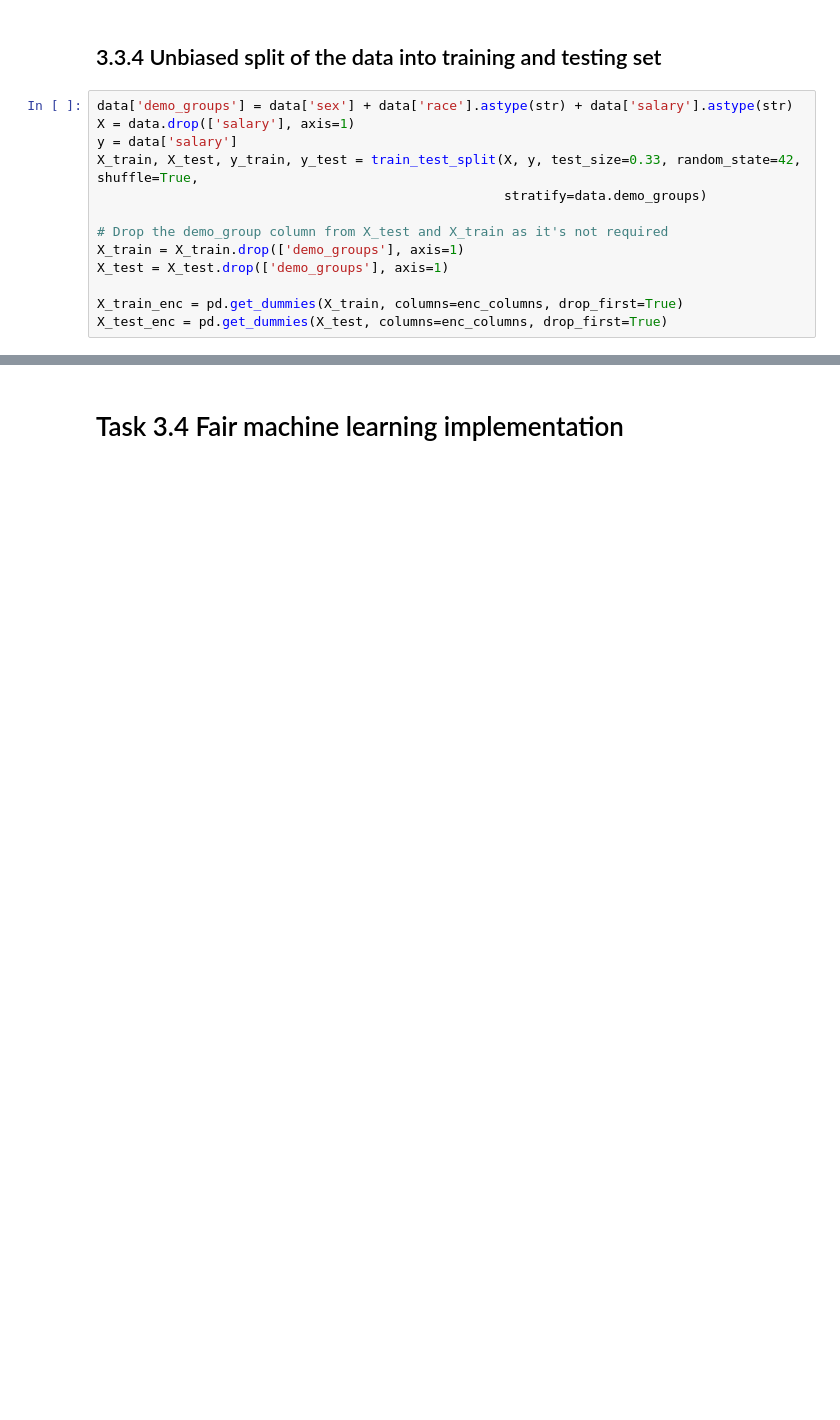
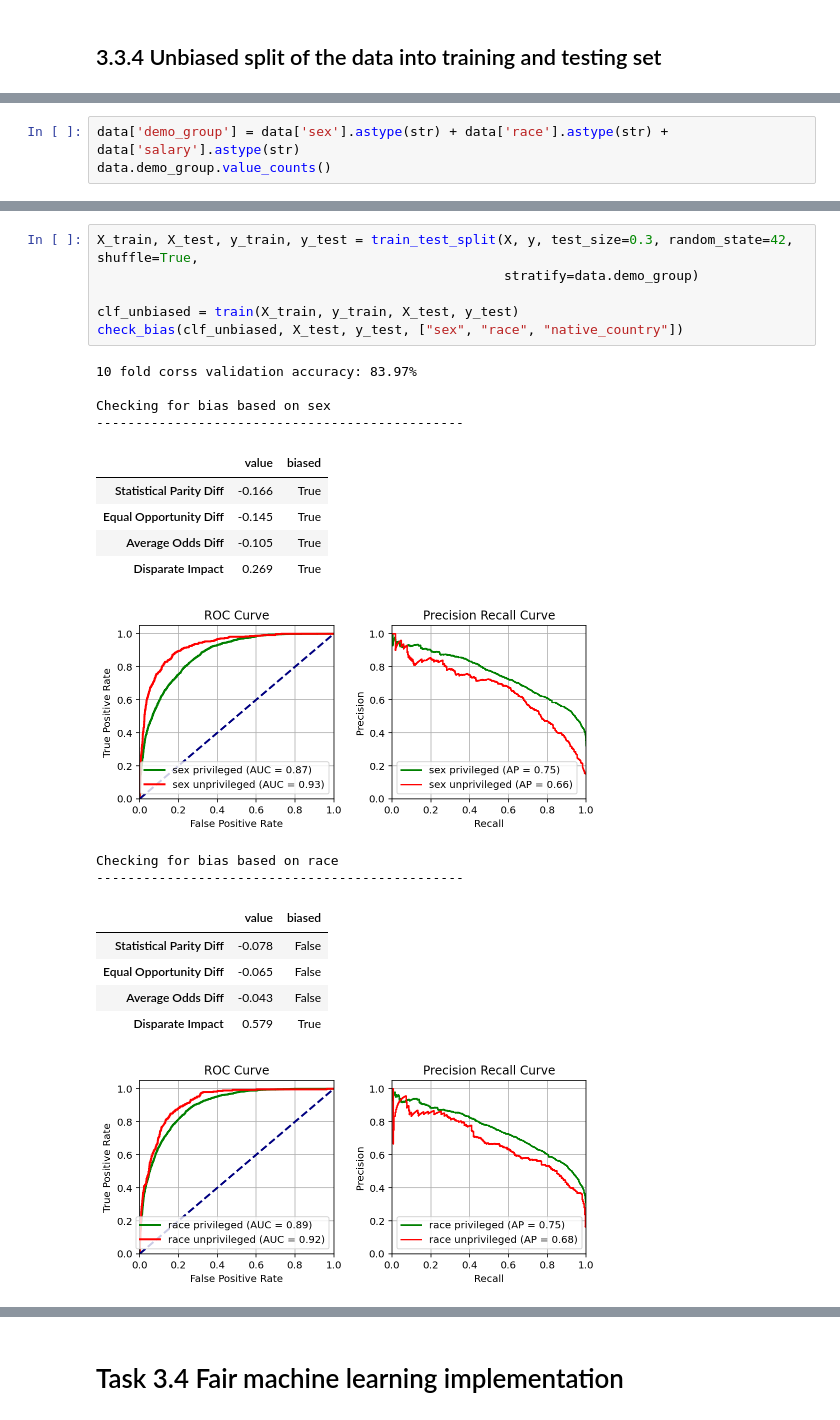
Before and after one commit to atharvat80/Bias-in-AI-CW-2020-21, a Jupyter notebook: coursework.ipynb, the cells around one changed output, grey strips where cells are left out. Drawn from its saved outputs; the diff is of its cells as text; blank space fills up the shorter version.

```diff
--- a/coursework.ipynb
+++ b/coursework.ipynb
@@ -431,15 +431,2 @@ Privileged class Male
 # %% [markdown]
 ## 3.3.4 Unbiased split of the data into training and testing set
-# %%
-data['demo_groups'] = data['sex'] + data['race'].astype(str) + data['salary'].astype(str)
-X = data.drop(['salary'], axis=1)
-y = data['salary']
-X_train, X_test, y_train, y_test = train_test_split(X, y, test_size=0.33, random_state=42, shuffle=True,
-                                                    stratify=data.demo_groups)
-
-# Drop the demo_group column from X_test and X_train as it's not required
-X_train = X_train.drop(['demo_groups'], axis=1)
-X_test = X_test.drop(['demo_groups'], axis=1)
-
-X_train_enc = pd.get_dummies(X_train, columns=enc_columns, drop_first=True)
-X_test_enc = pd.get_dummies(X_test, columns=enc_columns, drop_first=True)
@@ -481,0 +433,3 @@ Privileged class Male
+# %%
+data['demo_group'] = data['sex'].astype(str) + data['race'].astype(str) + data['salary'].astype(str)
+data.demo_group.value_counts()
@@ -481,0 +446,25 @@ Privileged class Male
+# %%
+X_train, X_test, y_train, y_test = train_test_split(X, y, test_size=0.3, random_state=42, shuffle=True,
+                                                    stratify=data.demo_group)
+
+clf_unbiased = train(X_train, y_train, X_test, y_test)
+check_bias(clf_unbiased, X_test, y_test, ["sex", "race", "native_country"])
+# %% [output]
+10 fold corss validation accuracy: 83.97%
+
+Checking for bias based on sex
+-----------------------------------------------
+|  | value | biased |
+| Statistical Parity Diff | -0.166 | True |
+| Equal Opportunity Diff | -0.145 | True |
+| Average Odds Diff | -0.105 | True |
+| Disparate Impact | 0.269 | True |
+[figure, added]
+Checking for bias based on race
+-----------------------------------------------
+|  | value | biased |
+| Statistical Parity Diff | -0.078 | False |
+| Equal Opportunity Diff | -0.065 | False |
+| Average Odds Diff | -0.043 | False |
+| Disparate Impact | 0.579 | True |
+[figure, added]
```
Also changed, not shown: parts of 48 cells of this notebook.
